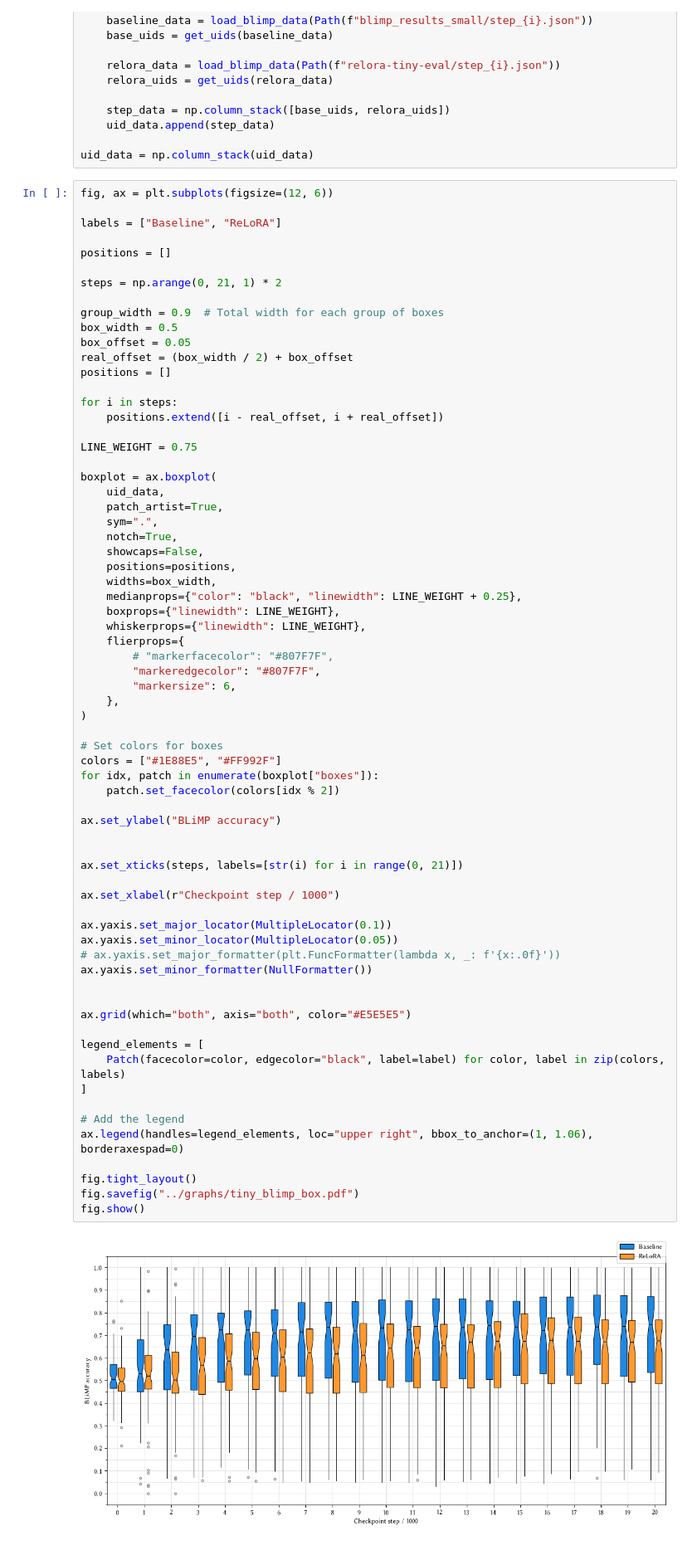
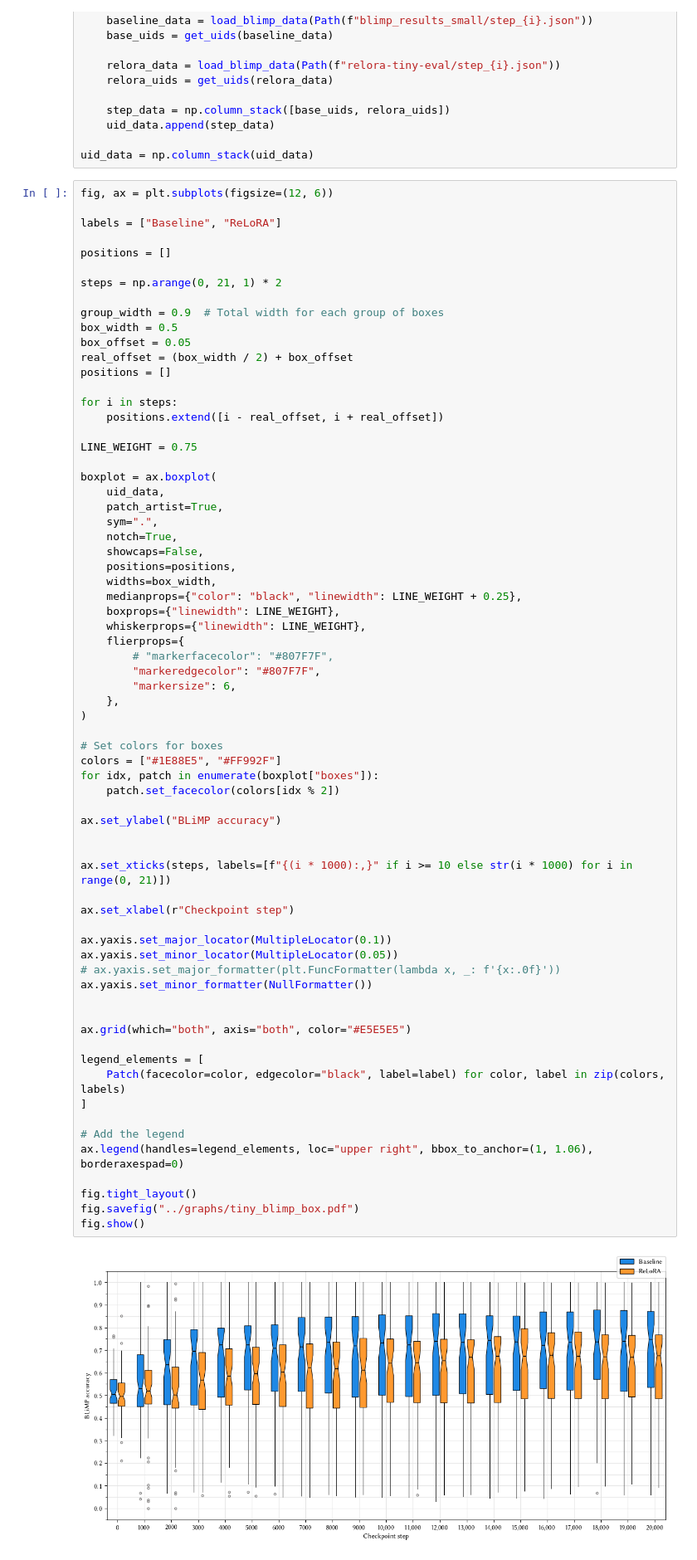
Before and after one commit to Yu-val-weiss/relora-pico, a Jupyter notebook: notebooks/blimp-plots.ipynb, the cells around one changed output. Shown: that part at 83% size. Drawn from its saved outputs; the diff is of its cells as text.

Commit message:
nice plots

```diff
--- a/notebooks/blimp-plots.ipynb
+++ b/notebooks/blimp-plots.ipynb
@@ -86,36 +86,36 @@ boxplot = ax.boxplot(
 
 # Set colors for boxes
 colors = ["#1E88E5", "#FF992F"]
 for idx, patch in enumerate(boxplot["boxes"]):
     patch.set_facecolor(colors[idx % 2])
 
 ax.set_ylabel("BLiMP accuracy")
 
 
-ax.set_xticks(steps, labels=[str(i) for i in range(0, 21)])
+ax.set_xticks(steps, labels=[f"{(i * 1000):,}" if i >= 10 else str(i * 1000) for i in range(0, 21)])
 
-ax.set_xlabel(r"Checkpoint step / 1000")
+ax.set_xlabel(r"Checkpoint step")
 
 ax.yaxis.set_major_locator(MultipleLocator(0.1))
 ax.yaxis.set_minor_locator(MultipleLocator(0.05))
 # ax.yaxis.set_major_formatter(plt.FuncFormatter(lambda x, _: f'{x:.0f}'))
 ax.yaxis.set_minor_formatter(NullFormatter())
 
 
 ax.grid(which="both", axis="both", color="#E5E5E5")
 
 legend_elements = [
     Patch(facecolor=color, edgecolor="black", label=label) for color, label in zip(colors, labels)
 ]
 
 # Add the legend
 ax.legend(handles=legend_elements, loc="upper right", bbox_to_anchor=(1, 1.06), borderaxespad=0)
 
 fig.tight_layout()
 fig.savefig("../graphs/tiny_blimp_box.pdf")
 fig.show()
 # %% [output]
-[figure, old version]
+[figure, new version]
 # %% [markdown]
 # Load data for phenomenon plots
 # %%
```
Also changed, not shown: 1 other file.
